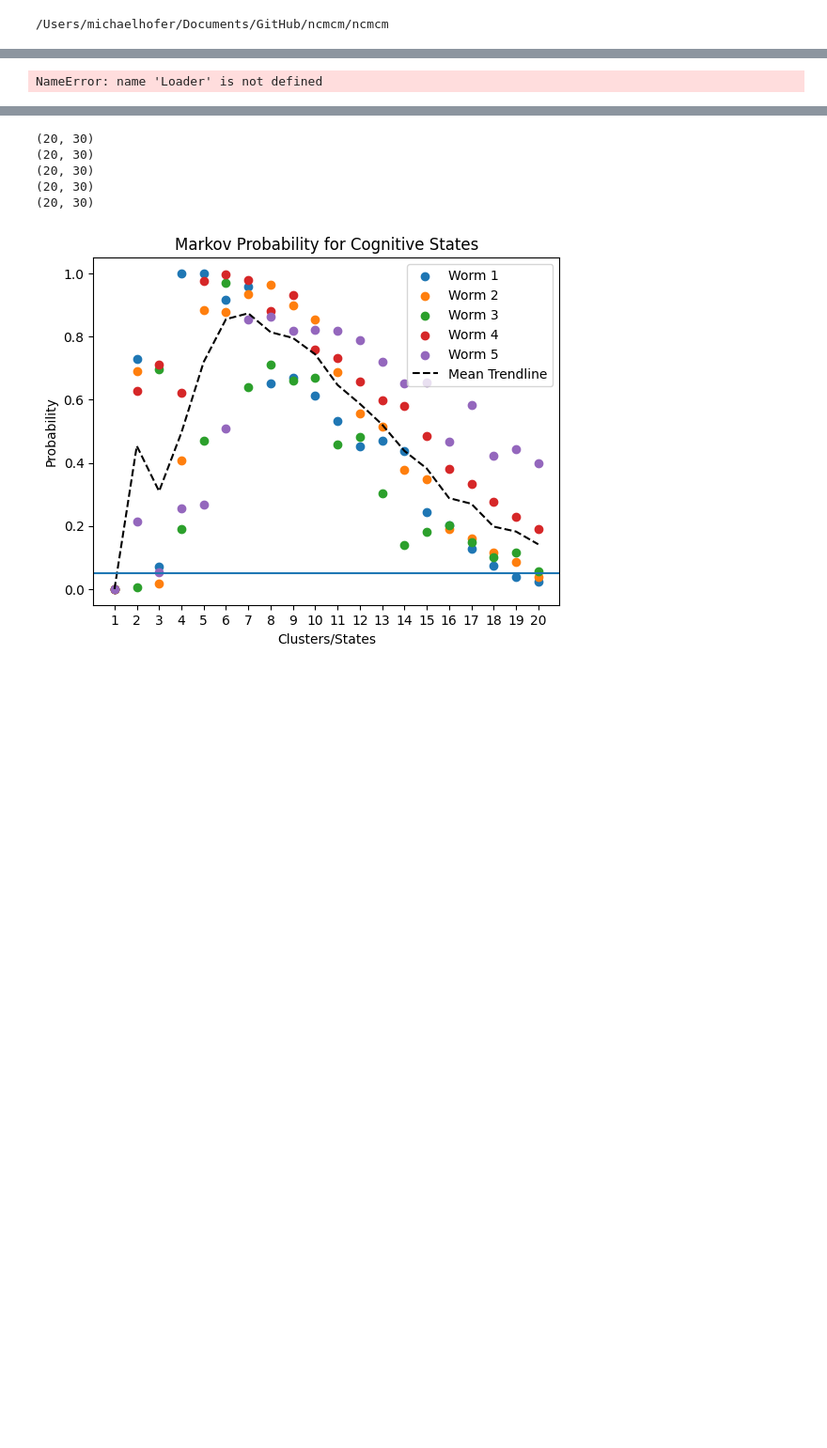
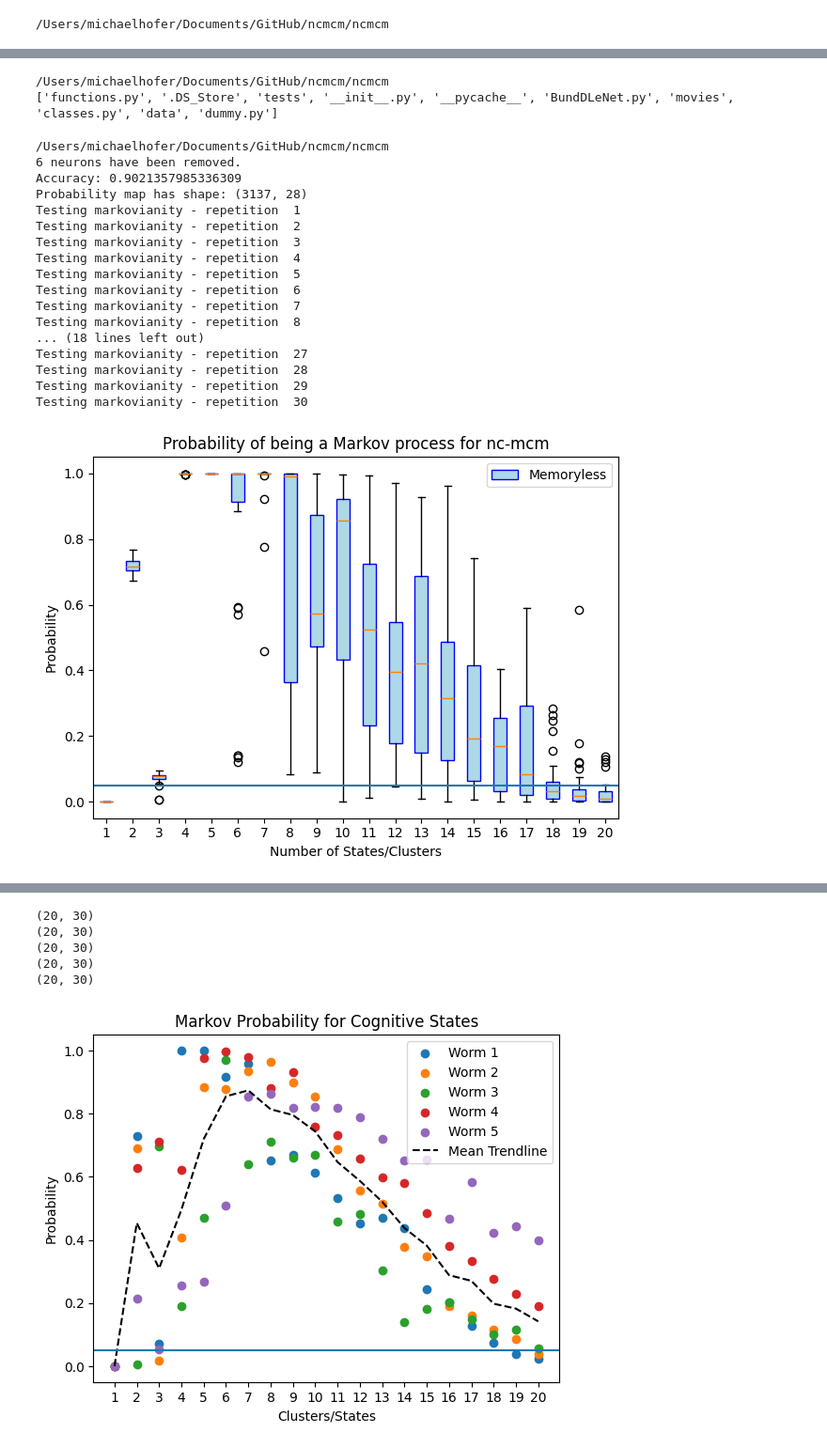
Before and after one commit to DriftKing1998/NC-MCM-Visualizer, a Jupyter notebook: notebooks/Demo.ipynb, the cells around one changed output, grey strips where cells are left out. Shown at 94% size. Drawn from its saved outputs; the diff is of its cells as text; code cells hidden in the pictures; blank space fills up the shorter version.

```diff
--- a/notebooks/Demo.ipynb
+++ b/notebooks/Demo.ipynb
@@ -25,18 +89,41 @@ clusters = 20
+# %%
+print(os.getcwd())
+print(os.listdir())
+# %% [output]
+/Users/michaelhofer/Documents/GitHub/ncmcm/ncmcm
+['functions.py', '.DS_Store', 'tests', '__init__.py', '__pycache__', 'BundDLeNet.py', 'movies', 'classes.py', 'data', 'dummy.py']
 # %%
 worm_num = 0
 
 matlab = Loader(worm_num)
 data = Database(*matlab.data)
 data.exclude_neurons(b_neurons)
 logreg = LogisticRegression(solver='lbfgs', multi_class='multinomial', max_iter=1000)
 data.fit_model(logreg, binary=True)
 %matplotlib inline
 data.cluster_BPT(nrep=reps, max_clusters=clusters, plot_markov=True)
 
-with open(f'data/pickles/data_worm_{worm_num}.pkl', 'wb') as file:
+with open(f'data/pickles/data_worm_{worm_num}_2.pkl', 'wb') as file:
     pickle.dump(data, file)
 # %% [output]
-NameError: name 'Loader' is not defined
+/Users/michaelhofer/Documents/GitHub/ncmcm/ncmcm
+6 neurons have been removed.
+Accuracy: 0.9021357985336309
+Probability map has shape: (3137, 28)
+Testing markovianity - repetition  1
+Testing markovianity - repetition  2
+Testing markovianity - repetition  3
+Testing markovianity - repetition  4
+Testing markovianity - repetition  5
+Testing markovianity - repetition  6
+Testing markovianity - repetition  7
+Testing markovianity - repetition  8
+... (18 lines left out)
+Testing markovianity - repetition  27
+Testing markovianity - repetition  28
+Testing markovianity - repetition  29
+Testing markovianity - repetition  30
+[figure, added]
 # %%
 worm_num = 1
 
```
Also changed, not shown: parts of 8 cells of this notebook, 11 other files.
